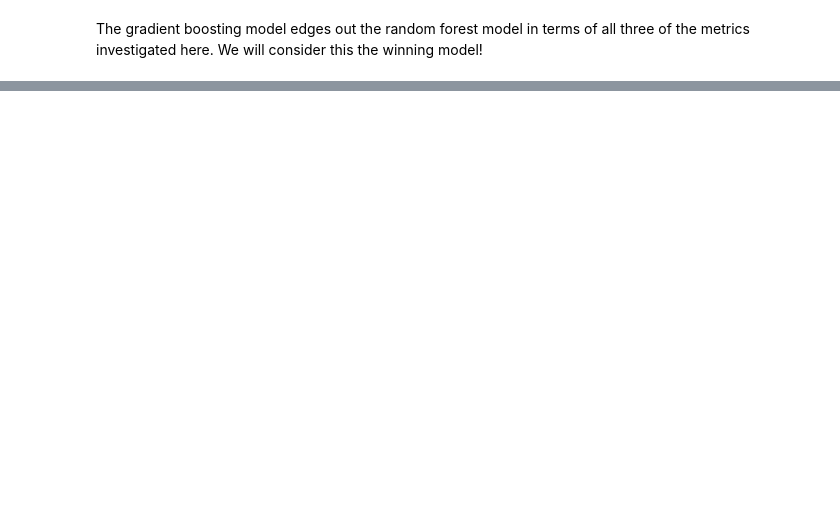
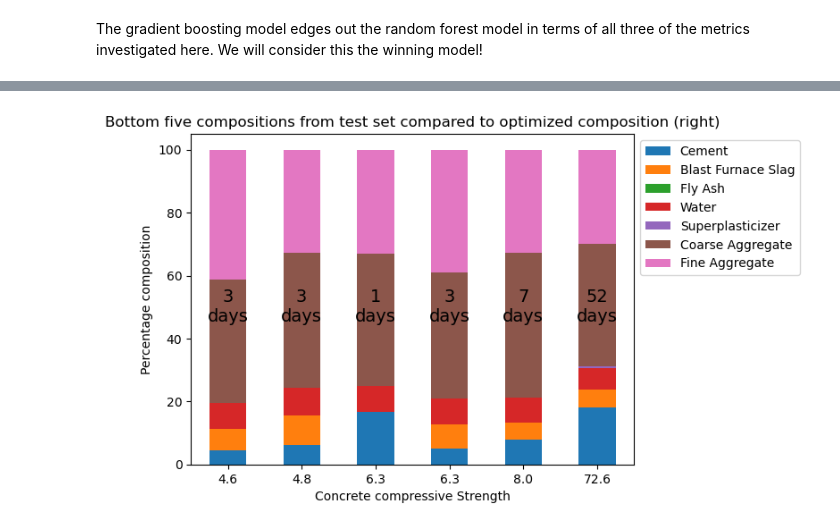
Before and after one commit to adamphil/Springboard-capstone2, a Jupyter notebook: modeling.ipynb, the cells around one changed output, grey strips where cells are left out. Cells and saved outputs as stored; diff of their text form; code cells hidden in the pictures; blank space fills up the shorter version.

```diff
--- a/modeling.ipynb
+++ b/modeling.ipynb
@@ -233,0 +340,22 @@ The gradient boosting model edges out the random forest model in terms of all th
+# %%
+smallest = test_df.nsmallest(5,'Concrete compressive strength').iloc[:,:7]
+smallest_opt = pd.concat([smallest,opt_df])
+# %%
+fig,ax = plt.subplots()
+smallest_opt.plot(kind='bar',stacked=True,ax=ax)
+plt.legend(bbox_to_anchor=(1,1),loc='upper left')
+for i in range(len(smallest)):
+    plt.annotate(str(test_df.loc[smallest.index,'Age'].iloc[i])+'\ndays',xy=(i,0.5),fontsize=14,ha='center',va='center')
+plt.annotate(str(52)+'\ndays',xy=(5,0.5),fontsize=14,ha='center',va='center')
+
+labels = list(test_df.nsmallest(5,'Concrete compressive strength').loc[:,'Concrete compressive strength'].round(1))
+labels.append(np.round(-result.fun,1))
+ax.set_xticklabels(labels,rotation='horizontal')
+ax.set_xlabel("Concrete compressive Strength")
+ax.set_title("Bottom five compositions from test set compared to optimized composition (right)")
+ax.set_ylabel("Percentage composition")
+ax.set_yticklabels(np.arange(0,120,20))
+
+plt.show()
+# %% [output]
+[figure, added]
```
Also changed, not shown: parts of 43 cells of this notebook, 1 other file.
